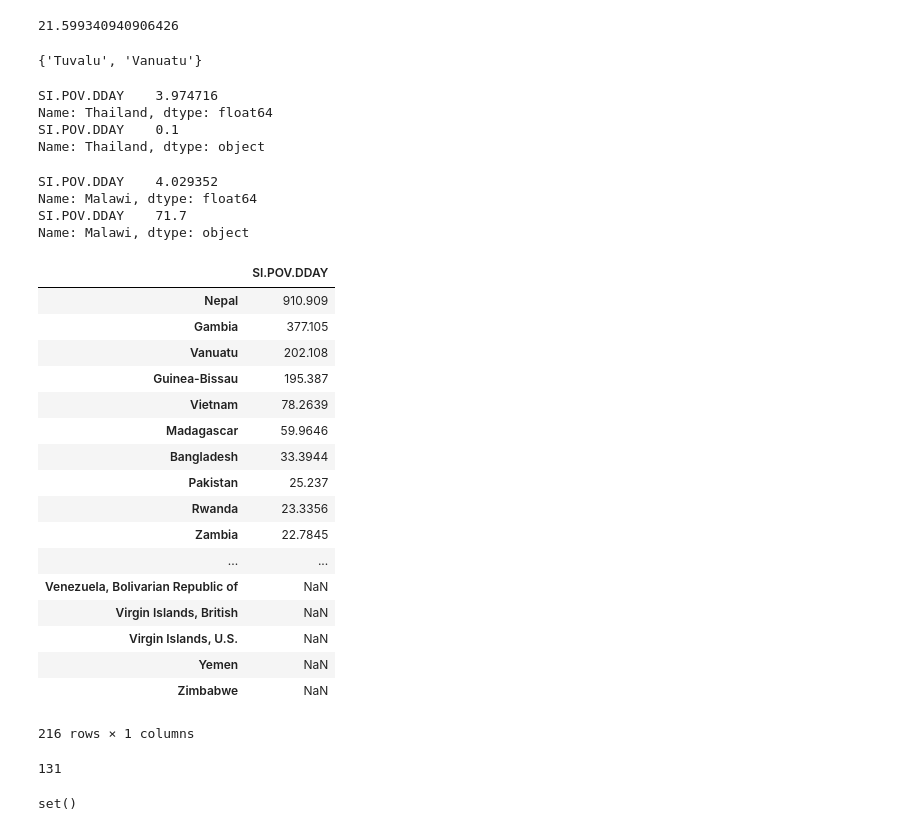
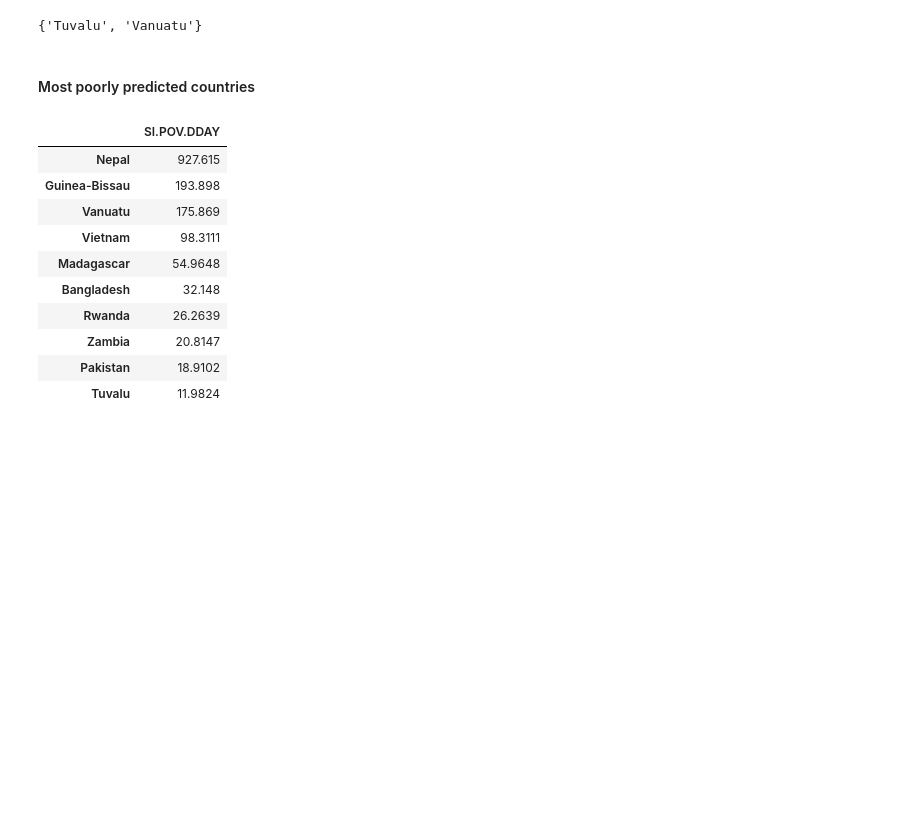
Before and after one commit to FergusOBoyle/sustainable-dev-goals-forecasting, a Jupyter notebook: notebooks/linear_regression_predictor.ipynb, the cells around one changed output. Drawn from its saved outputs; the diff is of its cells as text; code cells hidden in the pictures; blank space fills up the shorter version.

```diff
--- a/notebooks/linear_regression_predictor.ipynb
+++ b/notebooks/linear_regression_predictor.ipynb
@@ -68,0 +101,2 @@ plt.subplots_adjust(wspace=0, hspace=0.4)
+# %%
+data_train_regressors, data_train_targets, data_test_regressors, data_test_targets =   preprocess.window_data2(data, lag=5,num_windows=3, step=1, predict_year=2010, target=target)
@@ -75,13 +138,3 @@ data_train_targets_subset = data_train_targets[~np.isnan(list(data_train_targets
 #For testing, also remove windows with no target variable as it is impossible to measure preformance.
 data_test_regressors_subset = data_test_regressors[~np.isnan(list(data_test_targets.values.flatten()))]
 data_test_targets_subset = data_test_targets[~np.isnan(list(data_test_targets.values.flatten()))]
-# %%
-#get rid of EN.POP.SLUM.UR.ZS and SI.SPR.PC40 since they have so many missing values
-#This needs to be removed from both the train and test regressors file
-data_train_regressors_subset = data_train_regressors_subset.drop(['EN.POP.SLUM.UR.ZS', 'SI.SPR.PC40'], axis=1)
-data_test_regressors_subset = data_test_regressors_subset.drop(['EN.POP.SLUM.UR.ZS', 'SI.SPR.PC40'], axis=1)
-# %%
-#TEMP!!!!!!!!!!!!!!!!!!!!!!!!!!!!!!!!!!!!!!!!!!!!!!!!!!!!1
-get_rid_of = ['SI.POV.GINI','SE.PRM.UNER','SE.XPD.TOTL.GD.ZS','SL.TLF.TOTL.IN','NY.GDP.MKTP.KD.ZG','SP.URB.TOTL.IN.ZS']
-data_train_regressors_subset = data_train_regressors_subset.drop(get_rid_of, axis=1)
-data_test_regressors_subset = data_test_regressors_subset.drop(get_rid_of, axis=1)
@@ -137,4 +140,0 @@ Name: (SE.PRM.UNER, 1), dtype: float64
-# %%
-#Tempory measure
-data_train_regressors_subset.fillna(0,inplace=True)
-data_test_regressors_subset.fillna(0,inplace=True)
@@ -185,45 +168,20 @@ mse_result,no_true_value,countries_not_predicted = mse_countries(data_test_targe
-# %%
-mse_result
-# %% [output]
-21.599340940906426
 # %%
 countries_not_predicted
 # %% [output]
 {'Tuvalu', 'Vanuatu'}
-# %%
-print(predictions_df.loc['Thailand'])
-print(data_test_targets.loc['Thailand'])
-# %% [output]
-SI.POV.DDAY    3.974716
-Name: Thailand, dtype: float64
-SI.POV.DDAY    0.1
-Name: Thailand, dtype: object
-# %%
-print(predictions_df.loc['Malawi'])
-print(data_test_targets.loc['Malawi'])
-# %% [output]
-SI.POV.DDAY    4.029352
-Name: Malawi, dtype: float64
-SI.POV.DDAY    71.7
-Name: Malawi, dtype: object
+# %% [markdown]
+#### Most poorly predicted countries
 # %%
-((predictions_df - data_test_targets)**2).sort_values(by='SI.POV.DDAY',ascending=False)
+((predictions_df - data_test_targets)**2).sort_values(by='SI.POV.DDAY',ascending=False).head(10)
 # %% [output]
 |  | SI.POV.DDAY |
-| Nepal | 910.909 |
-| Gambia | 377.105 |
-| Vanuatu | 202.108 |
-| Guinea-Bissau | 195.387 |
-| Vietnam | 78.2639 |
-| Madagascar | 59.9646 |
-| Bangladesh | 33.3944 |
-| Pakistan | 25.237 |
-| Rwanda | 23.3356 |
-| Zambia | 22.7845 |
-| ... | ... |
-| Venezuela, Bolivarian Republic of | NaN |
-| Virgin Islands, British | NaN |
-| Virgin Islands, U.S. | NaN |
-| Yemen | NaN |
-| Zimbabwe | NaN |
+| Nepal | 927.615 |
+| Guinea-Bissau | 193.898 |
+| Vanuatu | 175.869 |
+| Vietnam | 98.3111 |
+| Madagascar | 54.9648 |
+| Bangladesh | 32.148 |
+| Rwanda | 26.2639 |
+| Zambia | 20.8147 |
+| Pakistan | 18.9102 |
+| Tuvalu | 11.9824 |
-216 rows × 1 columns
@@ -262,8 +187,0 @@ def mse_countries(true_data, predictions_data, ignore_countries = None):
-# %%
-len(no_true_value)
-# %% [output]
-131
-# %%
-countries_not_predicted
-# %% [output]
-set()
```
Also changed, not shown: parts of 32 cells of this notebook, 1 other file.
